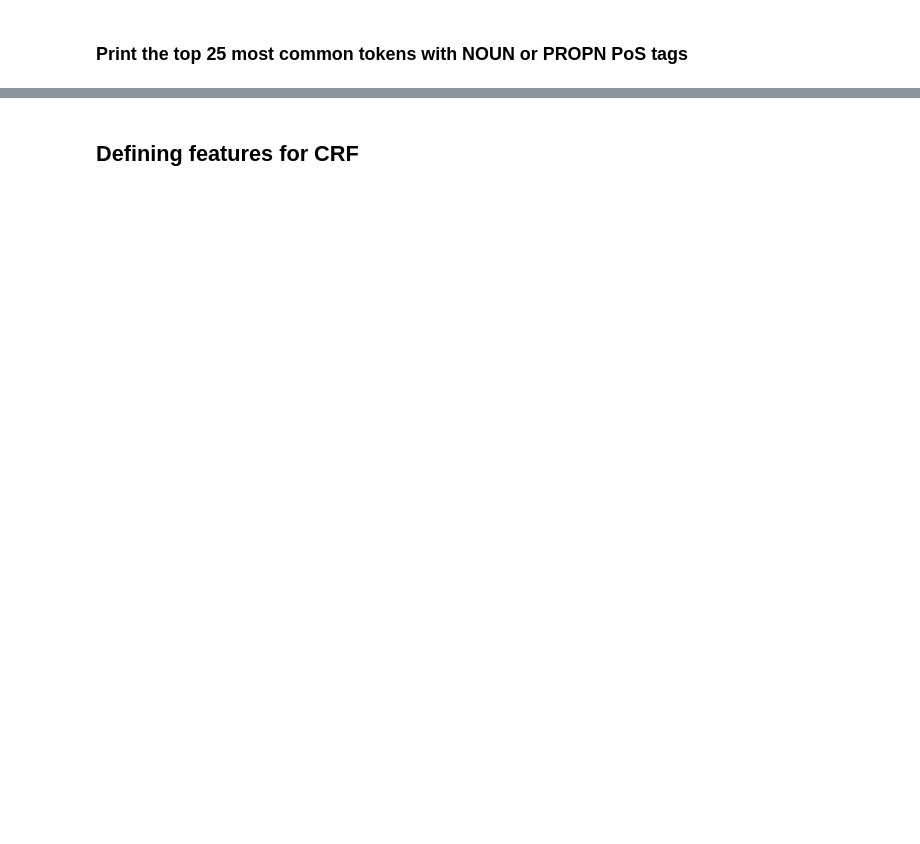
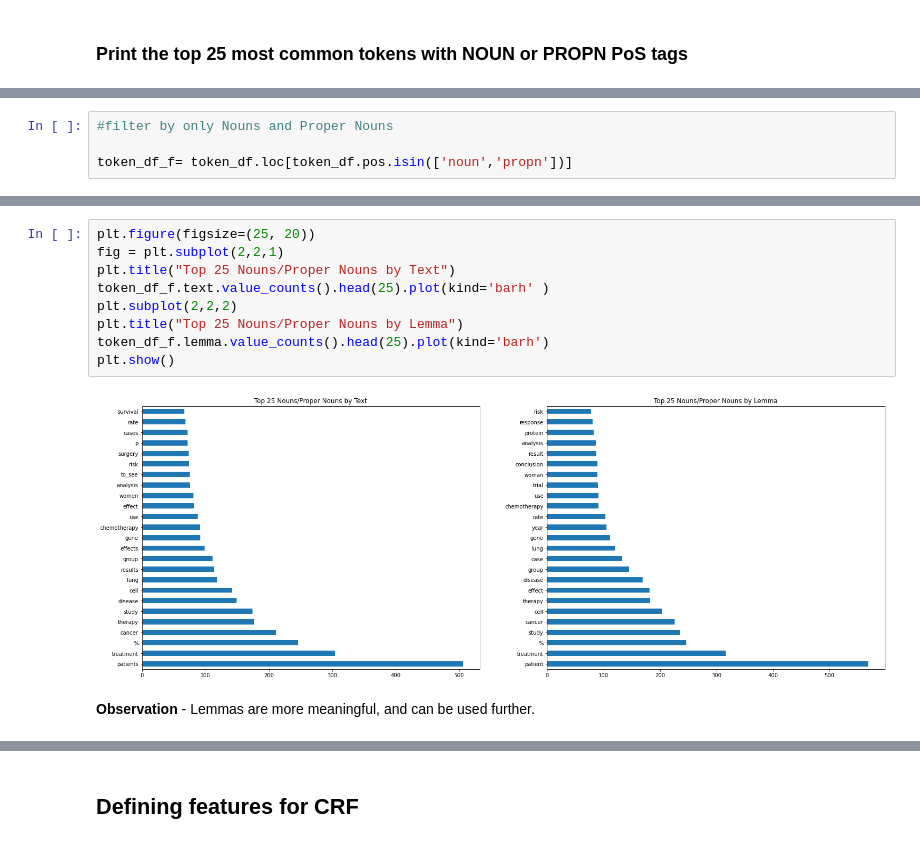
Before and after one commit to rramchan12/Identifying-Healthcare-Data-using-NER-and-CRF, a Jupyter notebook: Assignment.ipynb, the cells around one changed output, grey strips where cells are left out. Drawn from its saved outputs; the diff is of its cells as text; blank space fills up the shorter version.

```diff
--- a/Assignment.ipynb
+++ b/Assignment.ipynb
@@ -149,0 +208,4 @@ dtype: float64
+# %%
+#filter by only Nouns and Proper Nouns
+
+token_df_f= token_df.loc[token_df.pos.isin(['noun','propn'])]
@@ -149,0 +219,13 @@ dtype: float64
+# %%
+plt.figure(figsize=(25, 20))
+fig = plt.subplot(2,2,1)
+plt.title("Top 25 Nouns/Proper Nouns by Text")
+token_df_f.text.value_counts().head(25).plot(kind='barh' )
+plt.subplot(2,2,2)
+plt.title("Top 25 Nouns/Proper Nouns by Lemma")
+token_df_f.lemma.value_counts().head(25).plot(kind='barh')
+plt.show()
+# %% [output]
+[figure, added]
+# %% [markdown]
+**Observation** - Lemmas are more meaningful, and can be used further.
```
Also changed, not shown: parts of 30 cells of this notebook.
